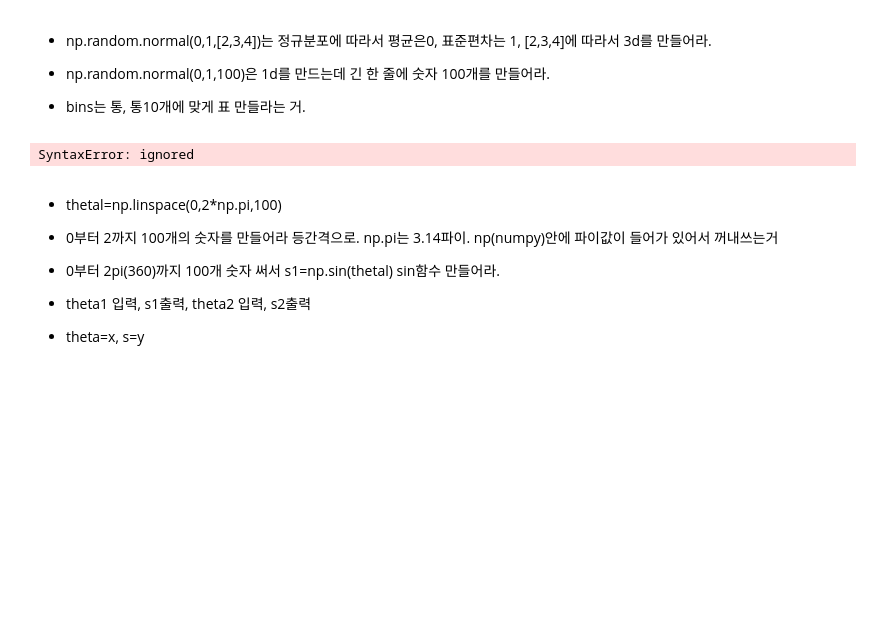
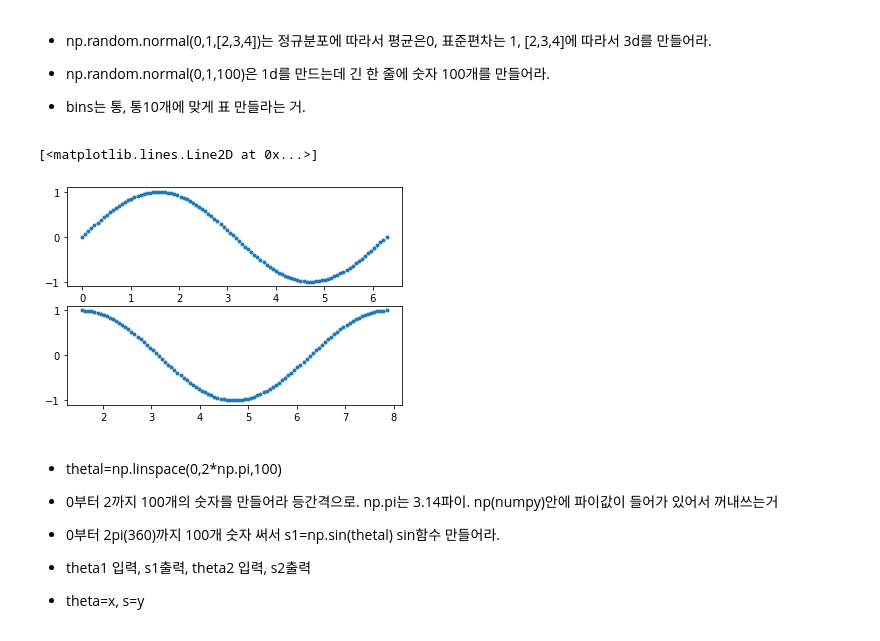
Before and after one commit to hyesuun/class2022Spring, a Jupyter notebook: 2022_0316.ipynb, the cells around one changed output. Cells and saved outputs as stored; diff of their text form; code cells hidden in the pictures; blank space fills up the shorter version.

```diff
--- a/2022_0316.ipynb
+++ b/2022_0316.ipynb
@@ -614,19 +614,20 @@ plt.hist(x, bins=10)
 # %%
 import matplotlib.pyplot as plt
 # %%
-plt.fugure()
+plt.figure()
 
 theta1=np.linspace(0,2*np.pi,100)
 s1=np.sin(theta1)
 theta2=np.linspace(0,2*np.pi,100)+np.pi/2
 s2=np.sin(theta2)
 
 plt.subplot(2,1,1)
-plt.plot(theta1.s1.'.')
+plt.plot(theta1, s1, '.')
 plt.subplot(2,1,2)
-plt.plot(theta2,s2,'.')
+plt.plot(theta2, s2, '.')
 # %% [output]
-SyntaxError: ignored
+[<matplotlib.lines.Line2D at 0x...>]
+[figure, added]
 # %% [markdown]
 *   thetal=np.linspace(0,2*np.pi,100)
 *   0부터 2까지 100개의 숫자를 만들어라 등간격으로. np.pi는 3.14파이. np(numpy)안에 파이값이 들어가 있어서 꺼내쓰는거
```
